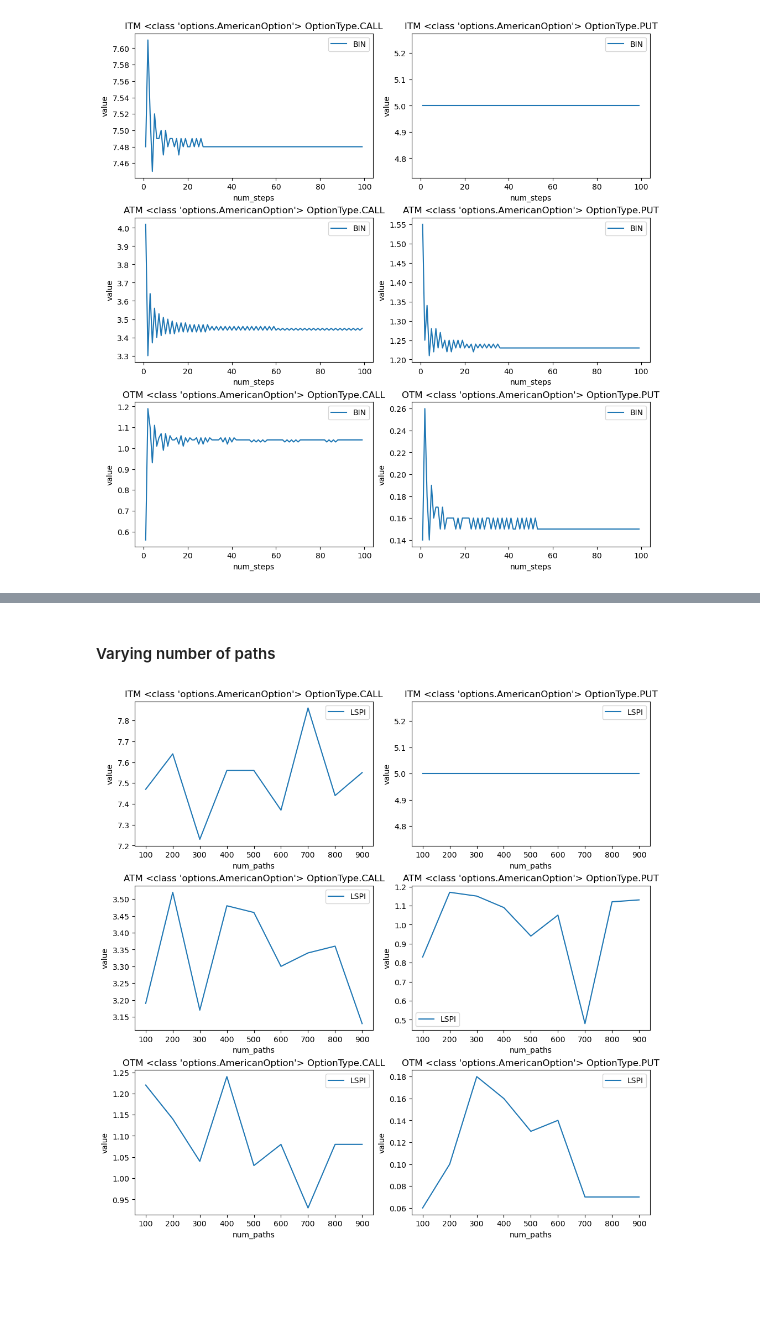
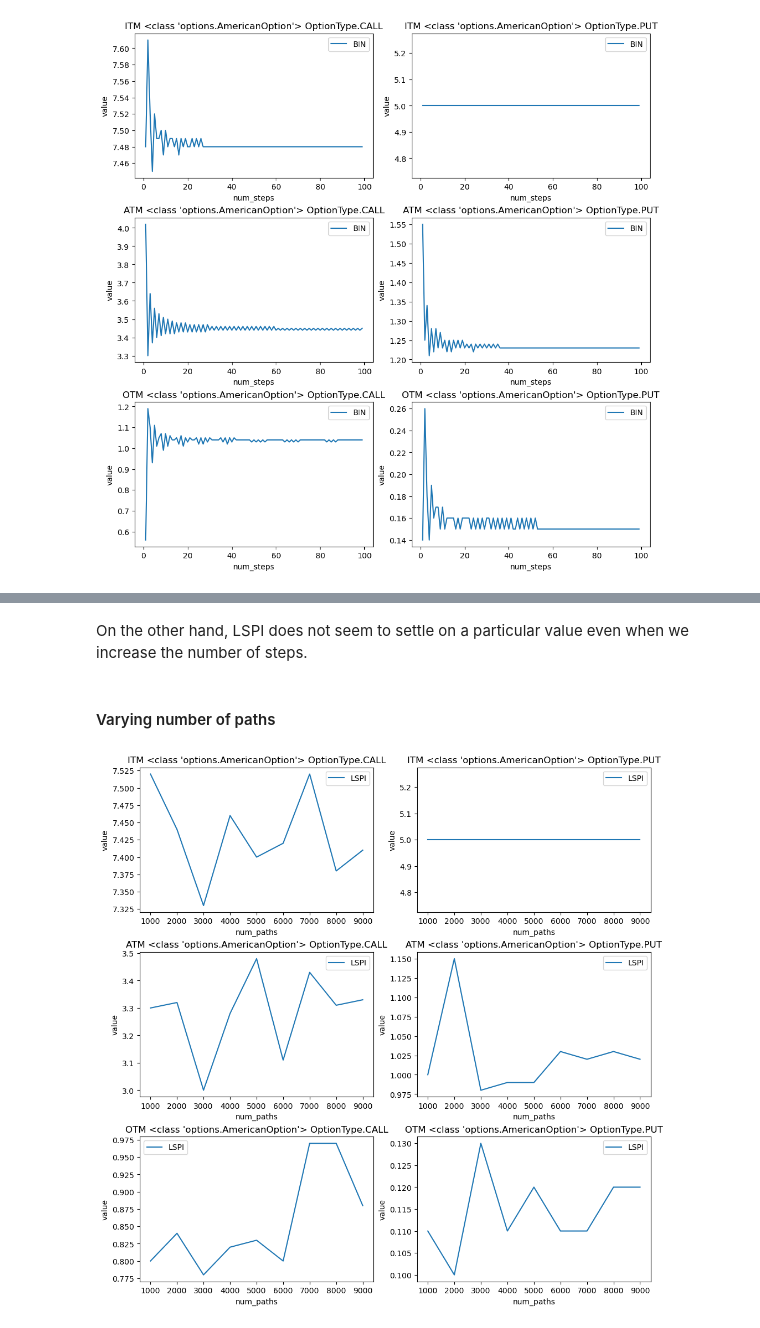
Before and after one commit to recurze/OptionPricing, a Jupyter notebook: visualization.ipynb, the cells around one changed output, grey strips where cells are left out. Saved outputs shown, nothing was run; the diff lists cells and outputs as text; code cells hidden in the pictures; blank space fills up the shorter version.

```diff
--- a/visualization.ipynb
+++ b/visualization.ipynb
@@ -308,22 +307,24 @@ On the other hand, binomial more or less settles on a value at 20-40 time steps.
+# %% [markdown]
+On the other hand, LSPI does not seem to settle on a particular value even when we increase the number of steps.
 # %% [markdown]
 #### Varying number of paths
 # %%
-def vary_num_paths(call_options, put_options, num_paths_range=range(100, 1000, 100)):
+def vary_num_paths(call_options, put_options, num_paths_range=range(1000, 10000, 1000)):
     fig, axes = plt.subplots(
         ncols=2,
         nrows=3,
         figsize=(10, 10),
         constrained_layout=True
     )
 
     for call_or_put_options in [call_options, put_options]:
         for i, (moneyness, option) in enumerate(call_or_put_options.items()):
             ax = axes[i, 0 if option.is_call() else 1]
-            lspi_prices = [lspi.price_option(option, risk_free_rate=0.1, volatility=0.1, time_to_maturity_in_years=3/12, num_steps=30, num_paths=num_paths) for num_paths in num_paths_range]
+            lspi_prices = [lspi.price_option(option, risk_free_rate=0.1, volatility=0.1, time_to_maturity_in_years=3/12, num_paths=num_paths) for num_paths in num_paths_range]
             prices = [('LSPI', lspi_prices)]
             plot(ax, prices, num_paths_range, 'num_paths', 'value', f"{moneyness} {type(option)} {option.option_type}")
 
 vary_num_paths(call_options, put_options)
 # %% [output]
-[figure, old version]
+[figure, new version]
 # %% [markdown]
```
Also changed, not shown: parts of 40 cells of this notebook.
